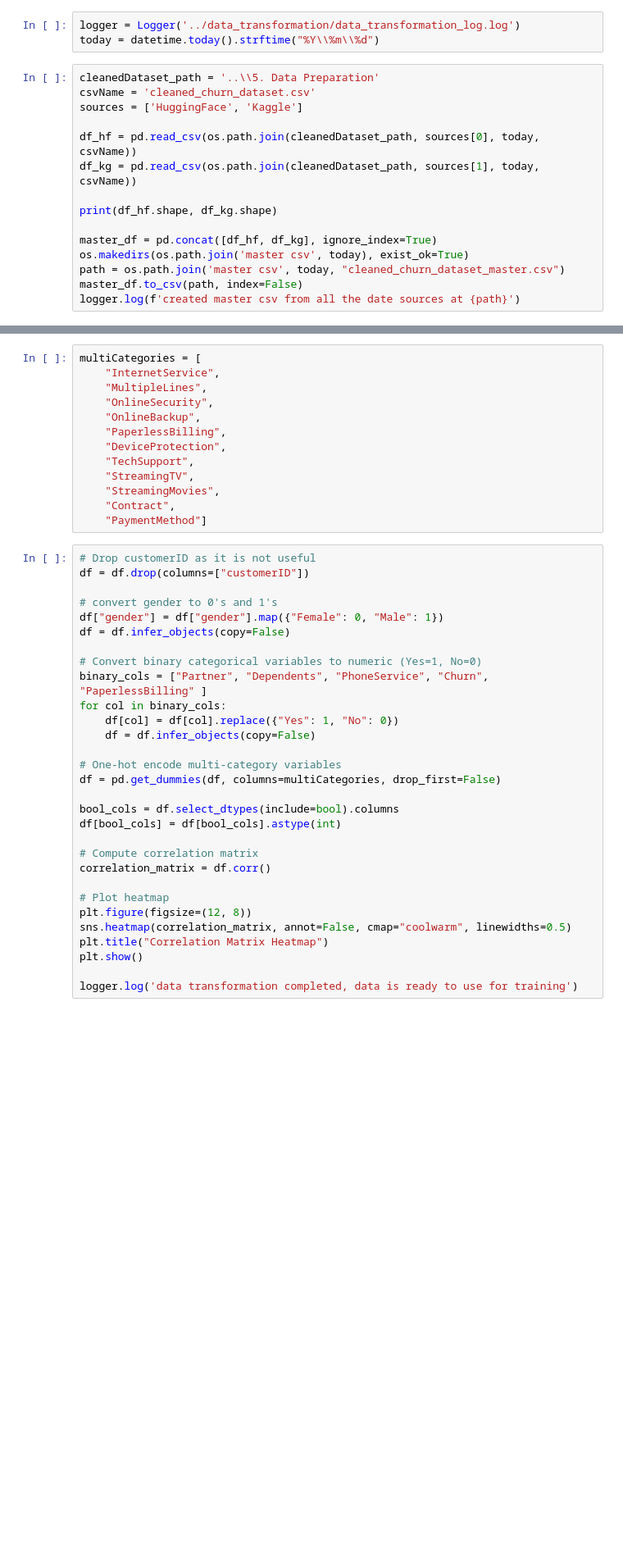
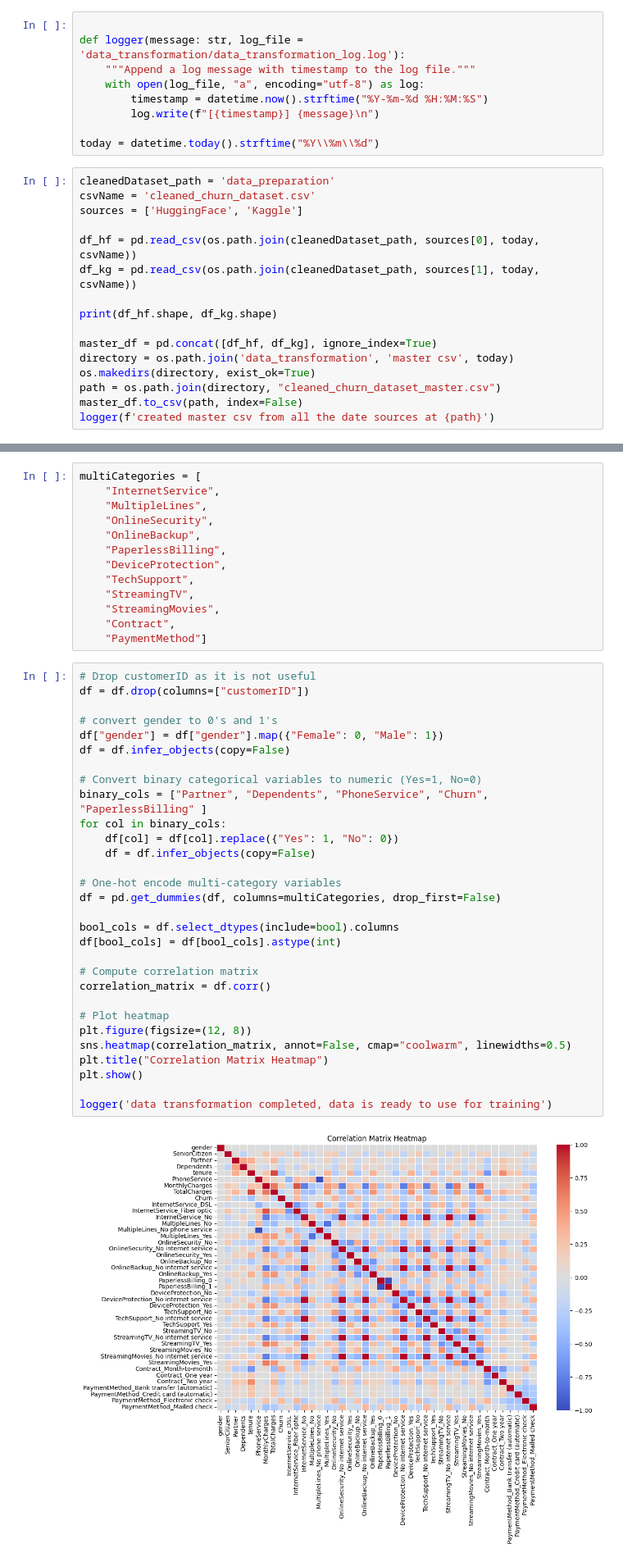
Before and after one commit to vinaylingam/DMML-Assignment, a Jupyter notebook: data_transformation/data_transformation_code_output.ipynb, the cells around one changed output, grey strips where cells are left out. Shown at 82% size. Drawn from its saved outputs; the diff is of its cells as text; blank space fills up the shorter version.

```diff
--- a/data_transformation/data_transformation_code_output.ipynb
+++ b/data_transformation/data_transformation_code_output.ipynb
@@ -15,8 +8,14 @@ ImportError: attempted relative import with no known parent package
 # %%
-logger = Logger('../data_transformation/data_transformation_log.log')
+
+def logger(message: str, log_file = 'data_transformation/data_transformation_log.log'):
+    """Append a log message with timestamp to the log file."""
+    with open(log_file, "a", encoding="utf-8") as log:
+        timestamp = datetime.now().strftime("%Y-%m-%d %H:%M:%S")
+        log.write(f"[{timestamp}] {message}\n")
+
 today = datetime.today().strftime("%Y\\%m\\%d")
 # %%
-cleanedDataset_path = '..\\5. Data Preparation'
+cleanedDataset_path = 'data_preparation'
 csvName = 'cleaned_churn_dataset.csv'
 sources = ['HuggingFace', 'Kaggle']
 
@@ -26,7 +25,8 @@ df_kg = pd.read_csv(os.path.join(cleanedDataset_path, sources[1], today, csvName
 print(df_hf.shape, df_kg.shape)
 
 master_df = pd.concat([df_hf, df_kg], ignore_index=True)
-os.makedirs(os.path.join('master csv', today), exist_ok=True)
-path = os.path.join('master csv', today, "cleaned_churn_dataset_master.csv")
+directory = os.path.join('data_transformation', 'master csv', today)
+os.makedirs(directory, exist_ok=True)
+path = os.path.join(directory, "cleaned_churn_dataset_master.csv")
 master_df.to_csv(path, index=False)
-logger.log(f'created master csv from all the date sources at {path}')
+logger(f'created master csv from all the date sources at {path}')
@@ -53,33 +55,35 @@ multiCategories = [
 # %%
 # Drop customerID as it is not useful
 df = df.drop(columns=["customerID"])
 
 # convert gender to 0's and 1's
 df["gender"] = df["gender"].map({"Female": 0, "Male": 1})
 df = df.infer_objects(copy=False)
 
 # Convert binary categorical variables to numeric (Yes=1, No=0)
 binary_cols = ["Partner", "Dependents", "PhoneService", "Churn", "PaperlessBilling" ]
 for col in binary_cols:
     df[col] = df[col].replace({"Yes": 1, "No": 0})
     df = df.infer_objects(copy=False)
 
 # One-hot encode multi-category variables
 df = pd.get_dummies(df, columns=multiCategories, drop_first=False)
 
 bool_cols = df.select_dtypes(include=bool).columns
 df[bool_cols] = df[bool_cols].astype(int)
 
 # Compute correlation matrix
 correlation_matrix = df.corr()
 
 # Plot heatmap
 plt.figure(figsize=(12, 8))
 sns.heatmap(correlation_matrix, annot=False, cmap="coolwarm", linewidths=0.5)
 plt.title("Correlation Matrix Heatmap")
 plt.show()
 
-logger.log('data transformation completed, data is ready to use for training')
+logger('data transformation completed, data is ready to use for training')
+# %% [output]
+[figure, added]
 # %%
 # Get correlation values
 correlation_with_churn = df.corr()["Churn"].sort_values(ascending=False)
```
Also changed, not shown: parts of 6 cells of this notebook, 25 other files.
